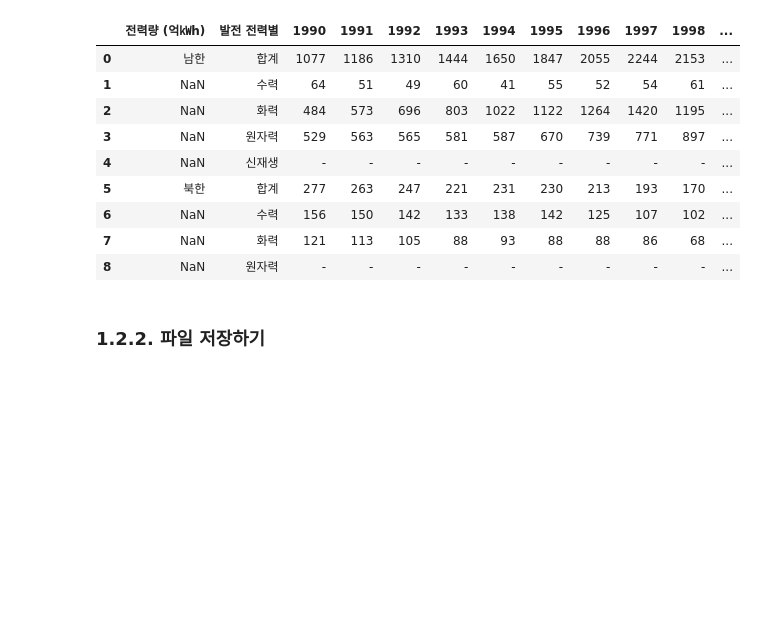
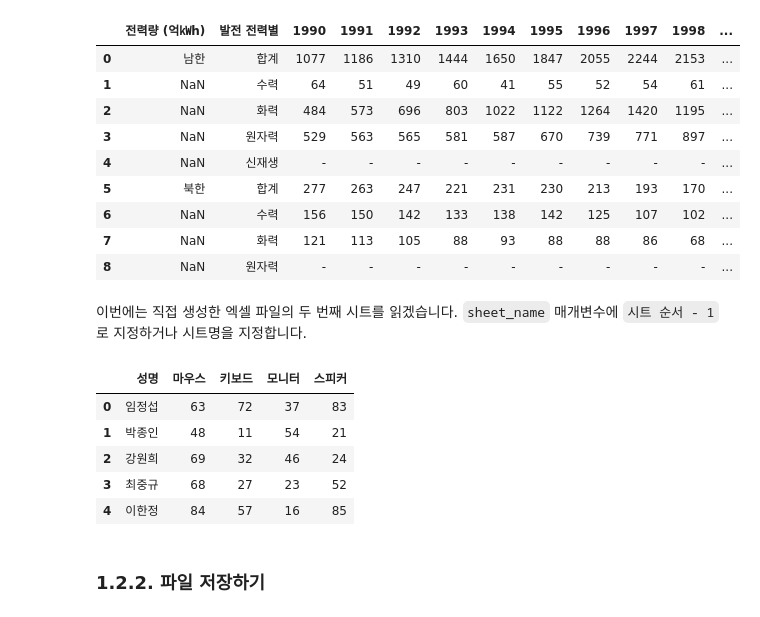
Before and after one commit to LeeSeungwon89/Pandas_Theory, a Jupyter notebook: 3. 데이터 입출력.ipynb, the cells around one changed output. Drawn from its saved outputs; the diff is of its cells as text; code cells hidden in the pictures; blank space fills up the shorter version.

```diff
--- a/3. 데이터 입출력.ipynb
+++ b/3. 데이터 입출력.ipynb
@@ -140,6 +140,19 @@ pd.read_excel(file_path, engine='openpyxl')
 | 6 | NaN | 수력 | 156 | 150 | 142 | 133 | 138 | 142 | 125 | 107 | 102 | ... |
 | 7 | NaN | 화력 | 121 | 113 | 105 | 88 | 93 | 88 | 88 | 86 | 68 | ... |
 | 8 | NaN | 원자력 | - | - | - | - | - | - | - | - | - | ... |
+# %% [markdown]
+이번에는 직접 생성한 엑셀 파일의 두 번째 시트를 읽겠습니다. `sheet_name` 매개변수에 `시트 순서 - 1`로 지정하거나 시트명을 지정합니다.
+# %%
+file_path = '/content/gdrive/MyDrive/Python_for_Data_Analytics_Science/직원별 판매량.xlsx'
+# `sheet_name='3월 판매량'`도 가능합니다.
+pd.read_excel(file_path, sheet_name=1)
+# %% [output]
+|  | 성명 | 마우스 | 키보드 | 모니터 | 스피커 |
+| 0 | 임정섭 | 63 | 72 | 37 | 83 |
+| 1 | 박종인 | 48 | 11 | 54 | 21 |
+| 2 | 강원희 | 69 | 32 | 46 | 24 |
+| 3 | 최중규 | 68 | 27 | 23 | 52 |
+| 4 | 이한정 | 84 | 57 | 16 | 85 |
 # %% [markdown]
 ### **1.2.2. 파일 저장하기**
 # %% [markdown]
```
